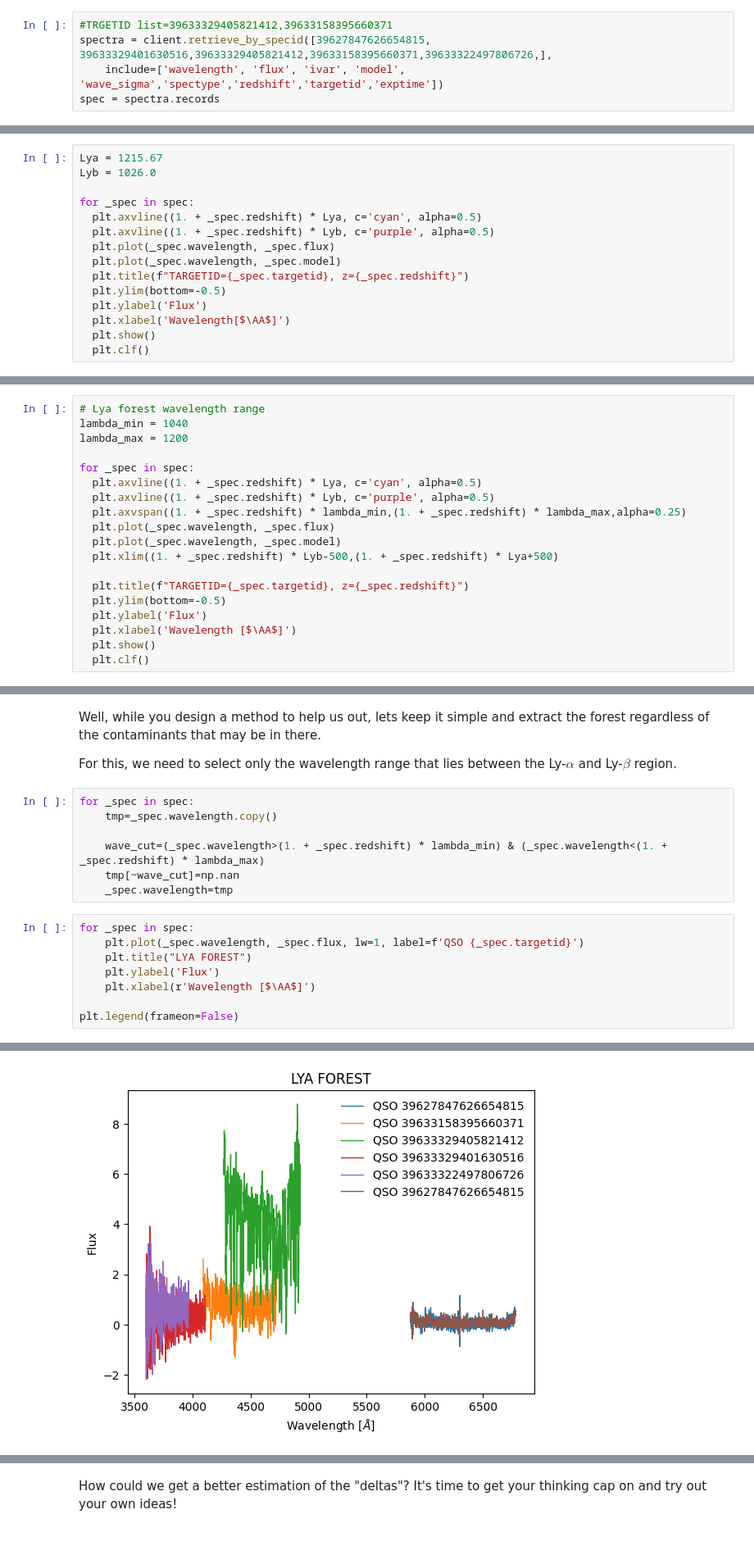
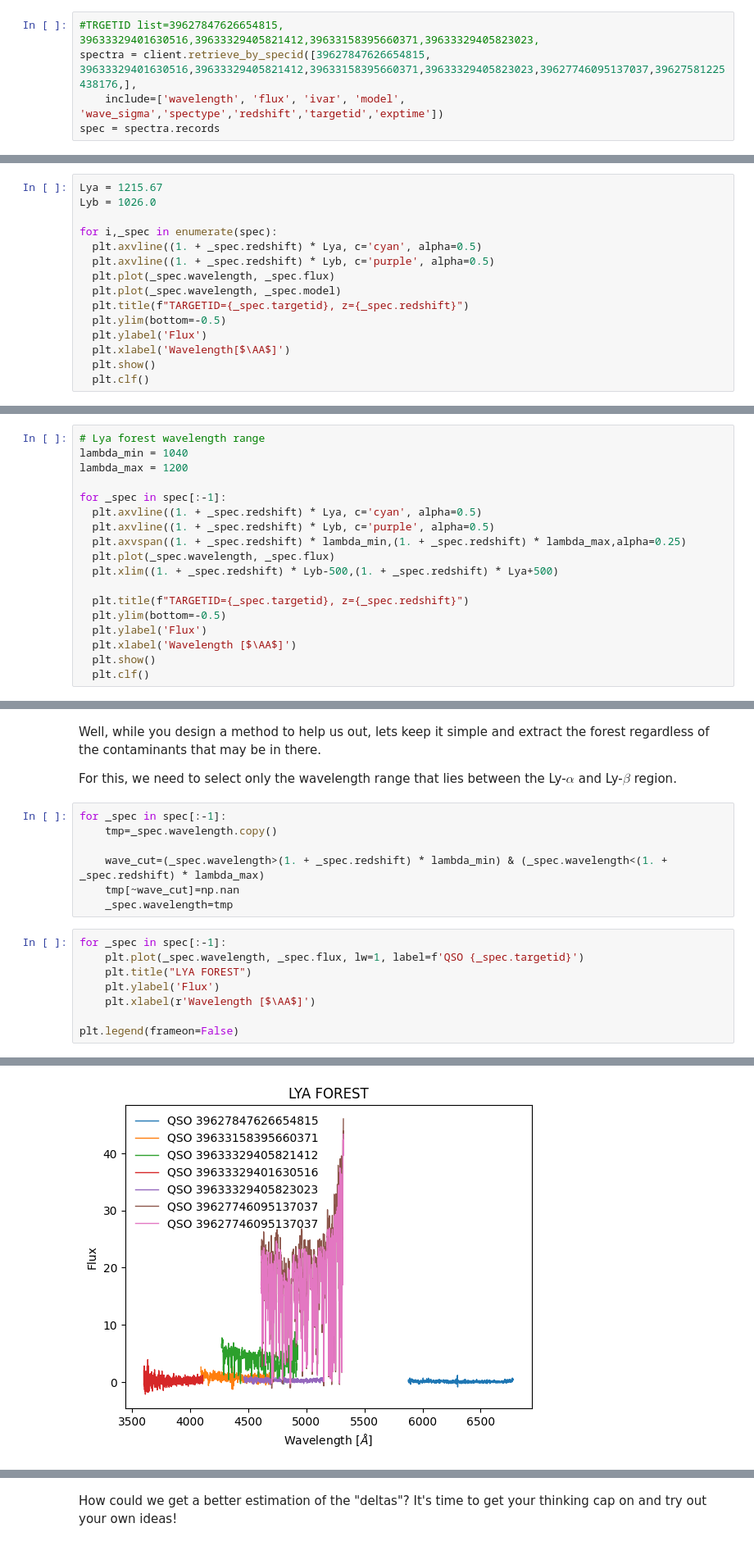
Before and after one commit to alxogm/ICF2024_lya, a Jupyter notebook: Lymanalphaforest_explorers.ipynb, the cells around one changed output, grey strips where cells are left out. Shown at 82% size. Cells and saved outputs as stored; diff of their text form.

```diff
--- a/Lymanalphaforest_explorers.ipynb
+++ b/Lymanalphaforest_explorers.ipynb
@@ -98,5 +98,5 @@ We'll start with the spectra DESI from the Early Data Release, which is public.
 # %%
-#TRGETID list=39633329405821412,39633158395660371
-spectra = client.retrieve_by_specid([39627847626654815, 39633329401630516,39633329405821412,39633158395660371,39633322497806726,],
+#TRGETID list=39627847626654815, 39633329401630516,39633329405821412,39633158395660371,39633329405823023,
+spectra = client.retrieve_by_specid([39627847626654815, 39633329401630516,39633329405821412,39633158395660371,39633329405823023,39627746095137037,39627581225438176,],
     include=['wavelength', 'flux', 'ivar', 'model', 'wave_sigma','spectype','redshift','targetid','exptime'])
 spec = spectra.records
@@ -104,7 +124,7 @@ spec = spectra.records
 Lya = 1215.67
 Lyb = 1026.0
 
-for _spec in spec:
+for i,_spec in enumerate(spec):
   plt.axvline((1. + _spec.redshift) * Lya, c='cyan', alpha=0.5)
   plt.axvline((1. + _spec.redshift) * Lyb, c='purple', alpha=0.5)
   plt.plot(_spec.wavelength, _spec.flux)
@@ -133,12 +155,11 @@ Lets look in more detail by ploting them again, but now highligting the region b
 lambda_min = 1040
 lambda_max = 1200
 
-for _spec in spec:
+for _spec in spec[:-1]:
   plt.axvline((1. + _spec.redshift) * Lya, c='cyan', alpha=0.5)
   plt.axvline((1. + _spec.redshift) * Lyb, c='purple', alpha=0.5)
   plt.axvspan((1. + _spec.redshift) * lambda_min,(1. + _spec.redshift) * lambda_max,alpha=0.25)
   plt.plot(_spec.wavelength, _spec.flux)
-  plt.plot(_spec.wavelength, _spec.model)
   plt.xlim((1. + _spec.redshift) * Lyb-500,(1. + _spec.redshift) * Lya+500)
 
   plt.title(f"TARGETID={_spec.targetid}, z={_spec.redshift}")
@@ -193,23 +202,23 @@ Well, while you design a method to help us out, lets keep it simple and extract
 
 For this, we need to select only the wavelength range that lies between the Ly-$\alpha$ and Ly-$\beta$ region.
 # %%
-for _spec in spec:
+for _spec in spec[:-1]:
     tmp=_spec.wavelength.copy()
 
     wave_cut=(_spec.wavelength>(1. + _spec.redshift) * lambda_min) & (_spec.wavelength<(1. + _spec.redshift) * lambda_max)
     tmp[~wave_cut]=np.nan
     _spec.wavelength=tmp
 # %%
-for _spec in spec:
+for _spec in spec[:-1]:
     plt.plot(_spec.wavelength, _spec.flux, lw=1, label=f'QSO {_spec.targetid}')
     plt.title("LYA FOREST")
     plt.ylabel('Flux')
     plt.xlabel(r'Wavelength [$\AA$]')
 
 plt.legend(frameon=False)
 # %% [output]
 <matplotlib.legend.Legend at 0x...>
-[figure, old version]
+[figure, new version]
 # %% [markdown]
 DONE!  We have found the forests! What's next?
 
```
Also changed, not shown: parts of 13 cells of this notebook.
